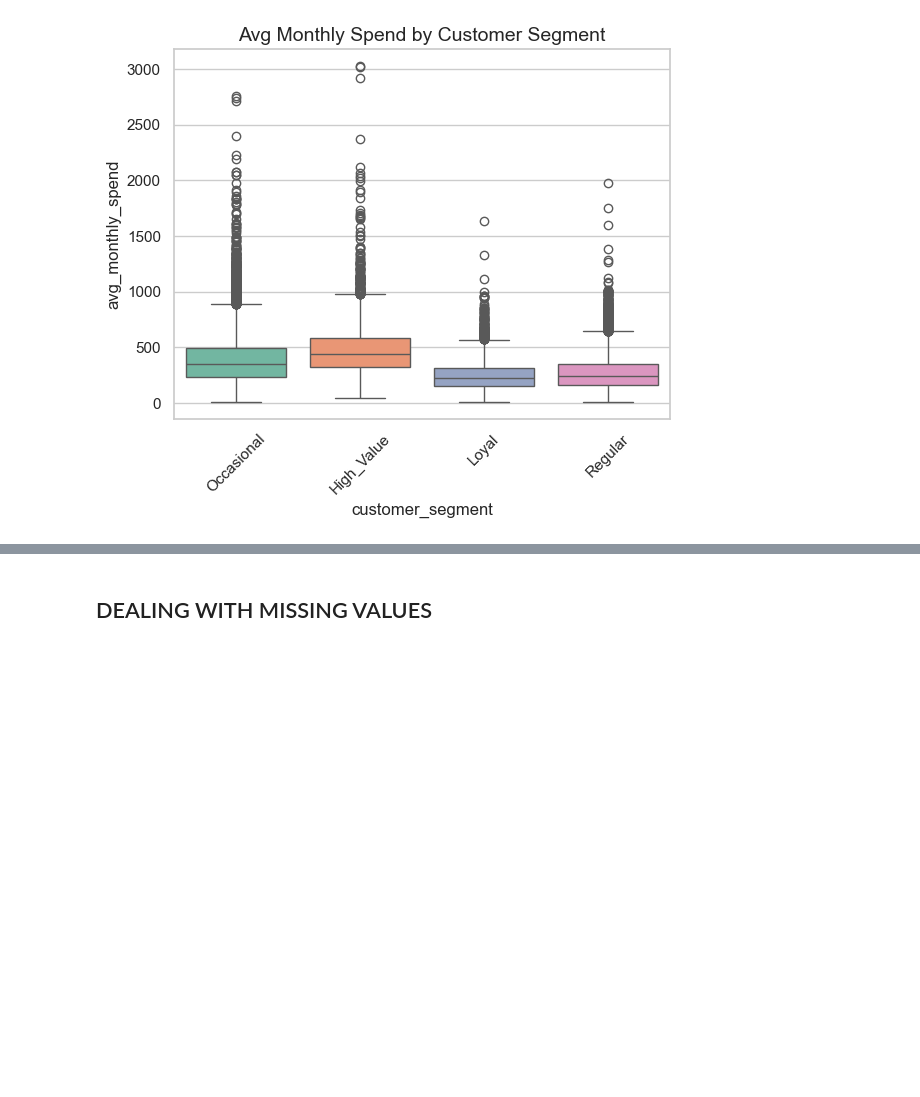
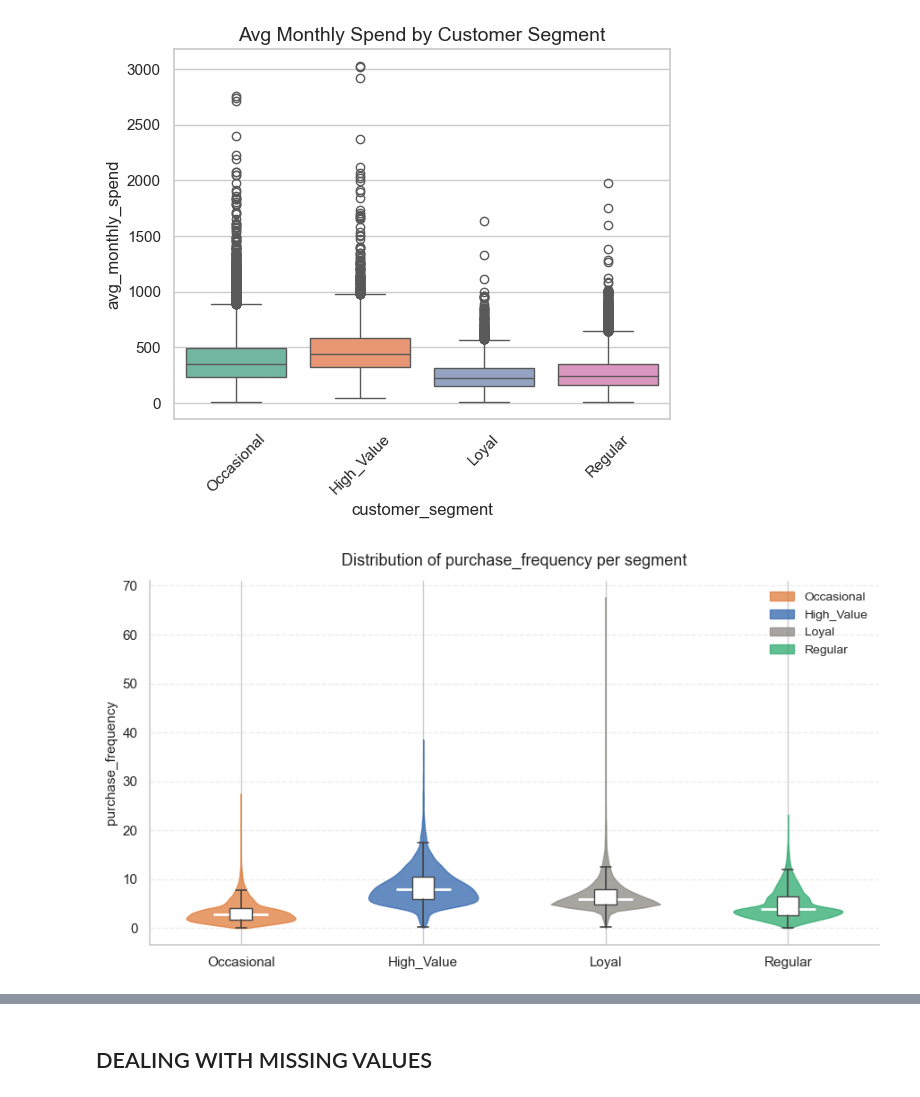
Before and after one commit to AlvarodelaHerran/Adv_ML, a Jupyter notebook: Data_preprocesing/data_preprocesing.ipynb, the cells around one changed output, grey strips where cells are left out. Drawn from its saved outputs; the diff is of its cells as text; code cells hidden in the pictures; blank space fills up the shorter version.

```diff
--- a/Data_preprocesing/data_preprocesing.ipynb
+++ b/Data_preprocesing/data_preprocesing.ipynb
@@ -127,3 +128,83 @@ Passing `palette` without assigning `hue` is deprecated and will be removed in v
 [figure]
 [figure]
 [figure]
+# %%
+
+segments = ["Occasional", "High_Value", "Loyal", "Regular"]
+colors   = {"Occasional": "#e07b39", "High_Value": "#3266ad",
+            "Loyal":      "#888780", "Regular":    "#2eaa6e"}
+
+segment_data = [
+    df.loc[df["customer_segment"] == seg, "purchase_frequency"].dropna().values
+    for seg in segments
+]
+
+fig, ax = plt.subplots(figsize=(9, 5))
+
+parts = ax.violinplot(
+    segment_data,
+    positions=range(1, len(segments) + 1),
+    widths=0.6,
+    showmedians=True,
+    showextrema=False,
+)
+
+for body, seg in zip(parts["bodies"], segments):
+    c = colors[seg]
+    body.set_facecolor(c)
+    body.set_edgecolor(c)
+    body.set_alpha(0.75)
+
+parts["cmedians"].set_color("white")
+parts["cmedians"].set_linewidth(2)
+
+bp = ax.boxplot(
+    segment_data,
+    positions=range(1, len(segments) + 1),
+    widths=0.12,
+    patch_artist=True,
+    showfliers=False,
+    medianprops=dict(linewidth=0),
+    whiskerprops=dict(linewidth=1.2, color="#444"),
+    capprops=dict(linewidth=1.2, color="#444"),
+    boxprops=dict(facecolor="white", edgecolor="#444", linewidth=1),
+    zorder=3,
+)
+
+ax.set_xticks(range(1, len(segments) + 1))
+ax.set_xticklabels(segments, fontsize=11)
+ax.set_ylabel("purchase_frequency", fontsize=11)
+ax.set_title("Distribution of purchase_frequency per segment", fontsize=13, pad=12)
+ax.spines[["top", "right"]].set_visible(False)
+ax.grid(axis="y", linestyle="--", alpha=0.35)
+
+legend_patches = [mpatches.Patch(color=colors[s], alpha=0.75, label=s) for s in segments]
+ax.legend(handles=legend_patches, frameon=False, fontsize=10, loc="upper right")
+
+plt.tight_layout()
+plt.show()
+
+
+fig, axes = plt.subplots(2, 2, figsize=(10, 7), sharex=True, sharey=False)
+axes = axes.flatten()
+
+for ax, seg in zip(axes, segments):
+    data = df.loc[df["customer_segment"] == seg, "discount_usage_rate"].dropna()
+    c = colors[seg]
+
+    ax.hist(data, bins=30, color=c, alpha=0.80, edgecolor="white", linewidth=0.4)
+
+
+
+    ax.set_title(seg, fontsize=12, fontweight="normal", pad=8)
+    ax.set_xlabel("discount_usage_rate", fontsize=10)
+    ax.set_ylabel("Frecuency", fontsize=10)
+    ax.spines[["top", "right"]].set_visible(False)
+    ax.grid(axis="y", linestyle="--", alpha=0.35)
+    ax.legend(fontsize=9, frameon=False)
+
+fig.suptitle("Distribution of discount_usage_rate per segment", fontsize=13, y=1.01)
+plt.tight_layout()
+plt.show()
+# %% [output]
+[figure, added]
```
Also changed, not shown: parts of 4 cells of this notebook, 16 other files.
